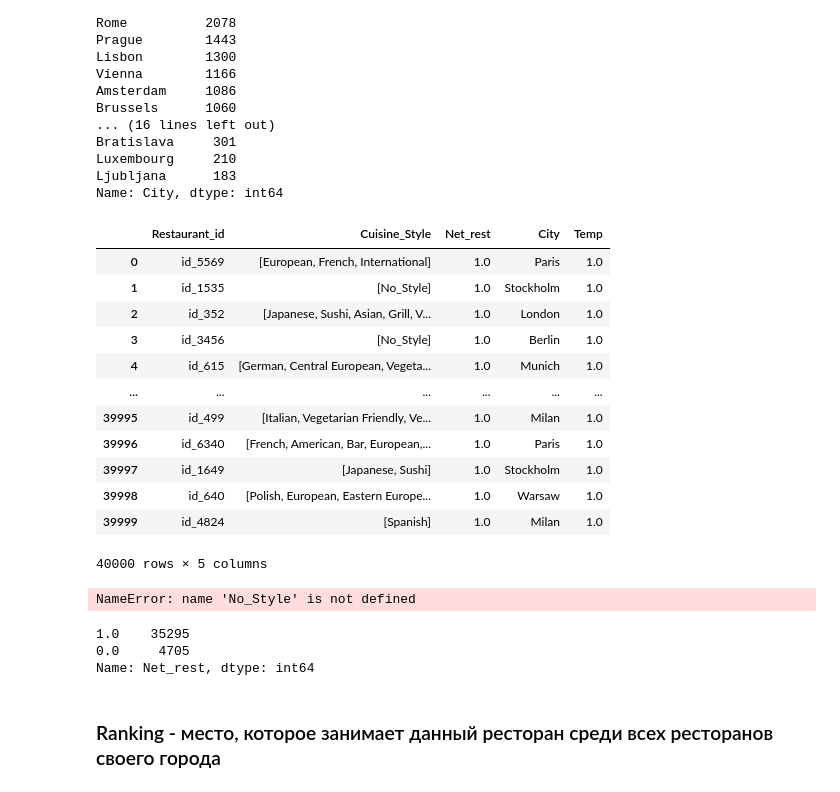
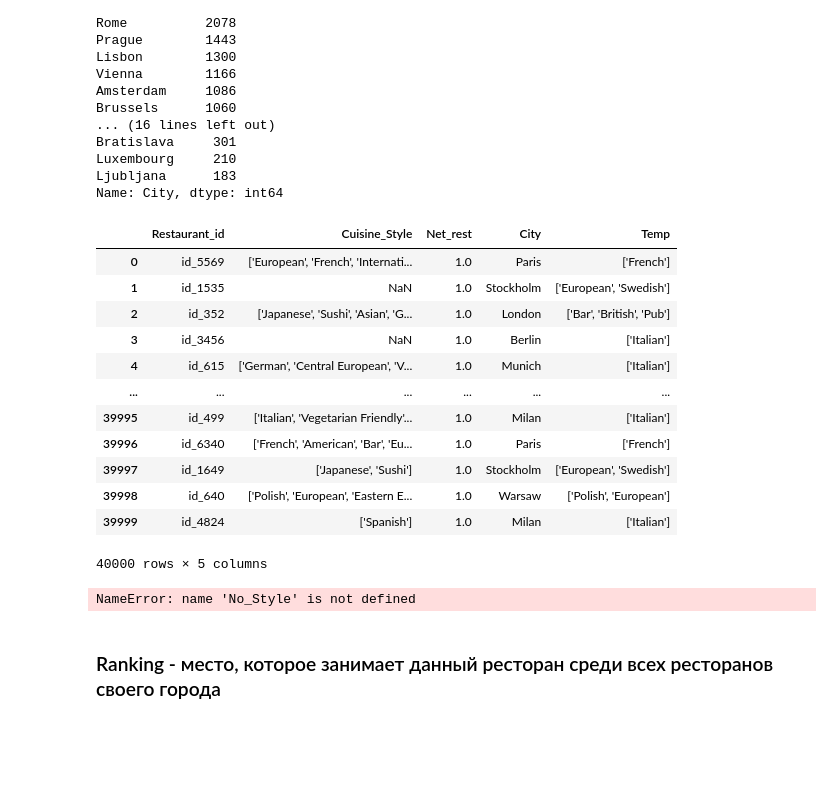
Before and after one commit to lermontoff123/Projekts, a Jupyter notebook: 4. Restaurant/Restaurant.ipynb, the cells around one changed output. Cells and saved outputs as stored; diff of their text form; code cells hidden in the pictures; blank space fills up the shorter version.

```diff
--- a/4. Restaurant/Restaurant.ipynb
+++ b/4. Restaurant/Restaurant.ipynb
@@ -326,8 +326,8 @@ df.Net_rest = df['Net_rest'].fillna(0) # в созданной колонке п
 # %%
 df1 = df.loc[:, ['Restaurant_id', 'Cuisine_Style', 'Net_rest', 'City']]
 
-df1['Cuisine_Style'] = df1['Cuisine_Style'].fillna("['No_Style']") # заменяем отсутствующие значения на число для упрощения сортировки
-df1['Cuisine_Style'] = df1['Cuisine_Style'].apply(lambda x: x[1:-1].replace("'", '').split(', ')) # убираем передние и задние кавычки/ убираем кавычки и пробелы у каждого слова/ делаем список из значений
+#df1['Cuisine_Style'] = df1['Cuisine_Style'].fillna("['No_Style']") # заменяем отсутствующие значения на число для упрощения сортировки
+#df1['Cuisine_Style'] = df1['Cuisine_Style'].apply(lambda x: x[1:-1].replace("'", '').split(', ')) # убираем передние и задние кавычки/ убираем кавычки и пробелы у каждого слова/ делаем список из значений
 df1.head(5)
 # %% [output]
 |  | Restaurant_id | Cuisine_Style | Net_rest | City |
@@ -385,22 +385,23 @@ Name: City, dtype: int64
 # %%
 def sort_max(df, colx, coly, colz): # создадим функцию, что создаёт столбец со значениями наиболее часто встречающихся для этого города типов ресторанов
     # где df - фрейм данных, colx - название анализируемой колонки, coly - название колонки сравнения, colz - название колонки с результатами сравнения
     df[colz] = df.groupby(colx)[coly].transform(lambda x: x.mode()[0])
+    df[coly] = df[coly].fillna("['No_Style']")
     return df
-sort_max(df1, 'City', 'Net_rest', 'Temp')
+sort_max(df1, 'City', 'Cuisine_Style', 'Temp')
 # %% [output]
 |  | Restaurant_id | Cuisine_Style | Net_rest | City | Temp |
-| 0 | id_5569 | [European, French, International] | 1.0 | Paris | 1.0 |
-| 1 | id_1535 | [No_Style] | 1.0 | Stockholm | 1.0 |
-| 2 | id_352 | [Japanese, Sushi, Asian, Grill, V... | 1.0 | London | 1.0 |
-| 3 | id_3456 | [No_Style] | 1.0 | Berlin | 1.0 |
-| 4 | id_615 | [German, Central European, Vegeta... | 1.0 | Munich | 1.0 |
+| 0 | id_5569 | ['European', 'French', 'Internati... | 1.0 | Paris | ['French'] |
+| 1 | id_1535 | NaN | 1.0 | Stockholm | ['European', 'Swedish'] |
+| 2 | id_352 | ['Japanese', 'Sushi', 'Asian', 'G... | 1.0 | London | ['Bar', 'British', 'Pub'] |
+| 3 | id_3456 | NaN | 1.0 | Berlin | ['Italian'] |
+| 4 | id_615 | ['German', 'Central European', 'V... | 1.0 | Munich | ['Italian'] |
 | ... | ... | ... | ... | ... | ... |
-| 39995 | id_499 | [Italian, Vegetarian Friendly, Ve... | 1.0 | Milan | 1.0 |
-| 39996 | id_6340 | [French, American, Bar, European,... | 1.0 | Paris | 1.0 |
-| 39997 | id_1649 | [Japanese, Sushi] | 1.0 | Stockholm | 1.0 |
-| 39998 | id_640 | [Polish, European, Eastern Europe... | 1.0 | Warsaw | 1.0 |
-| 39999 | id_4824 | [Spanish] | 1.0 | Milan | 1.0 |
+| 39995 | id_499 | ['Italian', 'Vegetarian Friendly'... | 1.0 | Milan | ['Italian'] |
+| 39996 | id_6340 | ['French', 'American', 'Bar', 'Eu... | 1.0 | Paris | ['French'] |
+| 39997 | id_1649 | ['Japanese', 'Sushi'] | 1.0 | Stockholm | ['European', 'Swedish'] |
+| 39998 | id_640 | ['Polish', 'European', 'Eastern E... | 1.0 | Warsaw | ['Polish', 'European'] |
+| 39999 | id_4824 | ['Spanish'] | 1.0 | Milan | ['Italian'] |
 40000 rows × 5 columns
 # %%
 df2 = df1[df1['Cuisine_Style']==No_Style]
@@ -408,10 +409,6 @@ df2 = df1[df1['Cuisine_Style']==No_Style]
 NameError: name 'No_Style' is not defined
 # %%
 df1['Net_rest'].value_counts()
-# %% [output]
-1.0    35295
-0.0     4705
-Name: Net_rest, dtype: int64
 # %% [markdown]
 ### Ranking - место, которое занимает данный ресторан среди всех ресторанов своего города
 # %%
```
Also changed, not shown: parts of 13 cells of this notebook.
